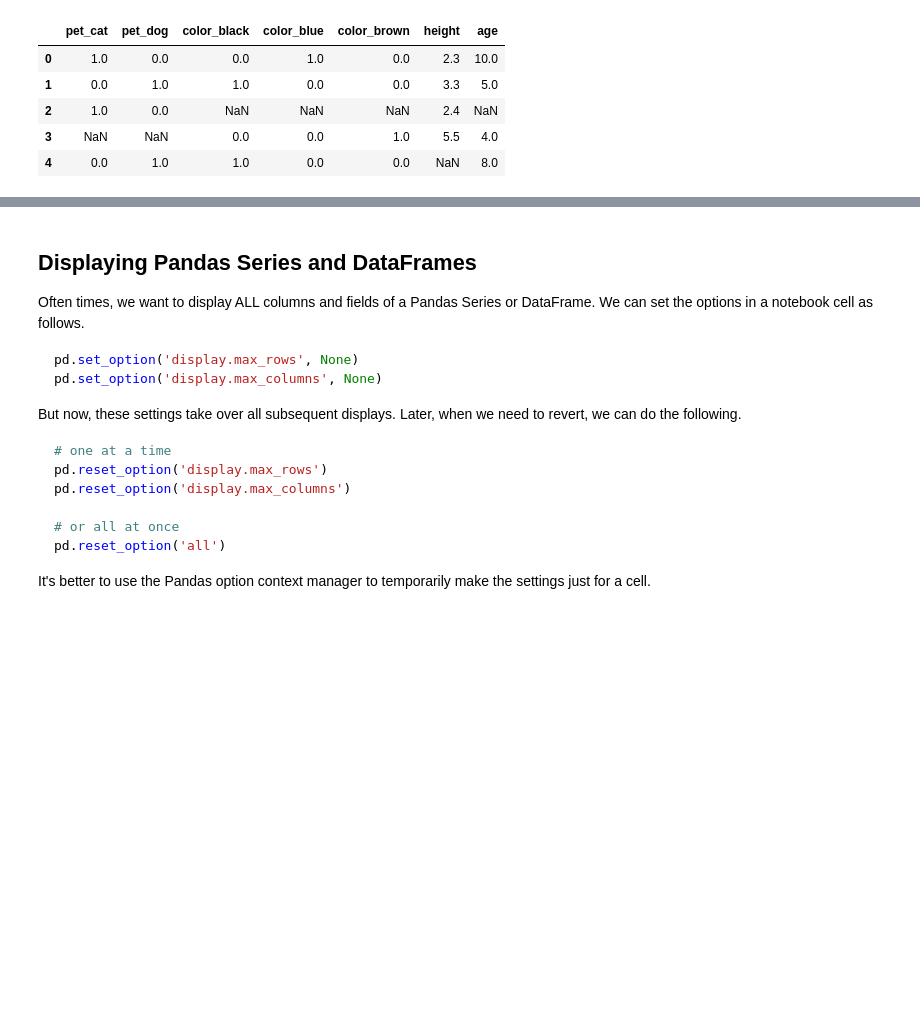
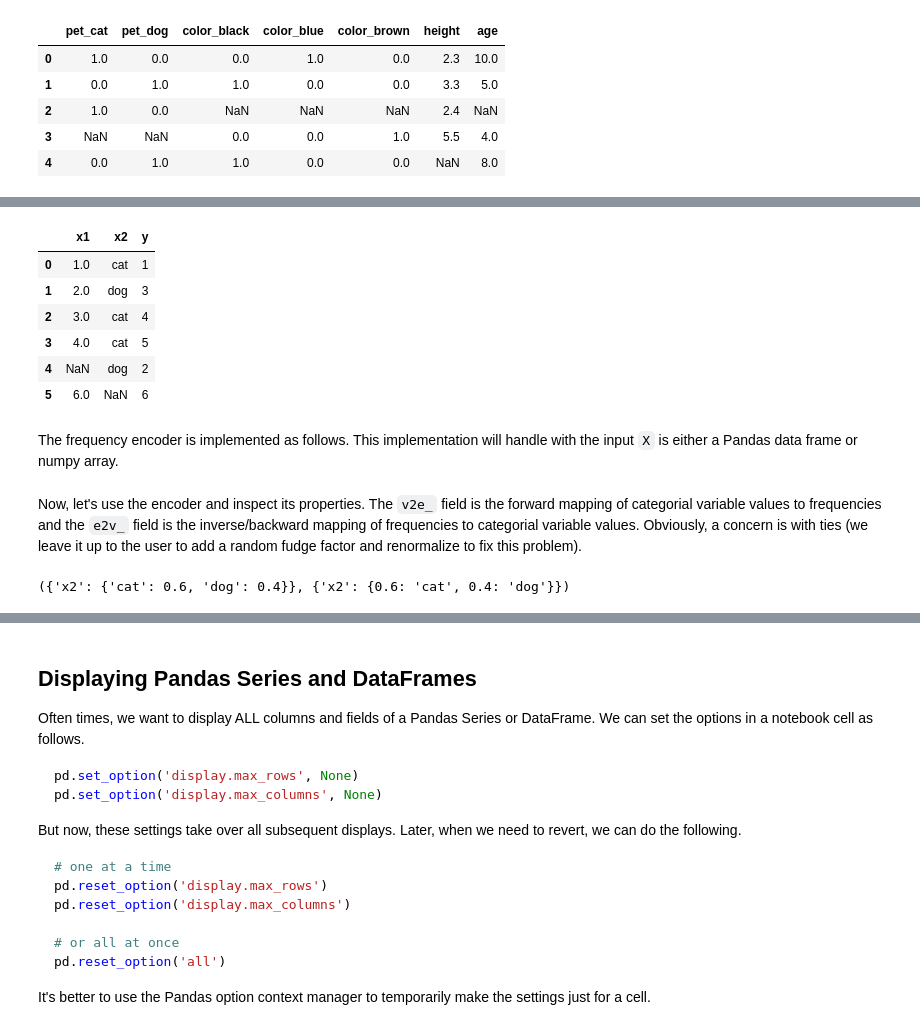
Before and after one commit to oneoffcoder/books, a Jupyter notebook: sphinx/scikit-intro/source/tips.ipynb, the cells around one changed output, grey strips where cells are left out. Saved outputs shown, nothing was run; the diff lists cells and outputs as text; code cells hidden in the pictures; blank space fills up the shorter version.

Commit message:
add frequency encoding

```diff
--- a/sphinx/scikit-intro/source/tips.ipynb
+++ b/sphinx/scikit-intro/source/tips.ipynb
@@ -295,0 +300,18 @@ pipeline.fit_transform(df)
+# %%
+df = pd.DataFrame({
+    'x1': [1, 2, 3, 4, np.nan, 6],
+    'x2': ['cat', 'dog', 'cat', 'cat', 'dog', np.nan],
+    'y': [1, 3, 4, 5, 2, 6]
+})
+
+df
+# %% [output]
+|  | x1 | x2 | y |
+| 0 | 1.0 | cat | 1 |
+| 1 | 2.0 | dog | 3 |
+| 2 | 3.0 | cat | 4 |
+| 3 | 4.0 | cat | 5 |
+| 4 | NaN | dog | 2 |
+| 5 | 6.0 | NaN | 6 |
+# %% [markdown]
+The frequency encoder is implemented as follows. This implementation will handle with the input `X` is either a Pandas data frame or numpy array.
@@ -295,0 +363,9 @@ pipeline.fit_transform(df)
+# %% [markdown]
+Now, let's use the encoder and inspect its properties. The `v2e_` field is the forward mapping of categorial variable values to frequencies and the `e2v_` field is the inverse/backward mapping of frequencies to categorial variable values. Obviously, a concern is with ties (we leave it up to the user to add a random fudge factor and renormalize to fix this problem).
+# %%
+encoder = FreqEncoder(list(df.select_dtypes(include=['object']).columns))
+encoder.fit(df)
+
+encoder.v2e_, encoder.e2v_
+# %% [output]
+({'x2': {'cat': 0.6, 'dog': 0.4}}, {'x2': {0.6: 'cat', 0.4: 'dog'}})
```
Also changed, not shown: parts of 20 cells of this notebook.
